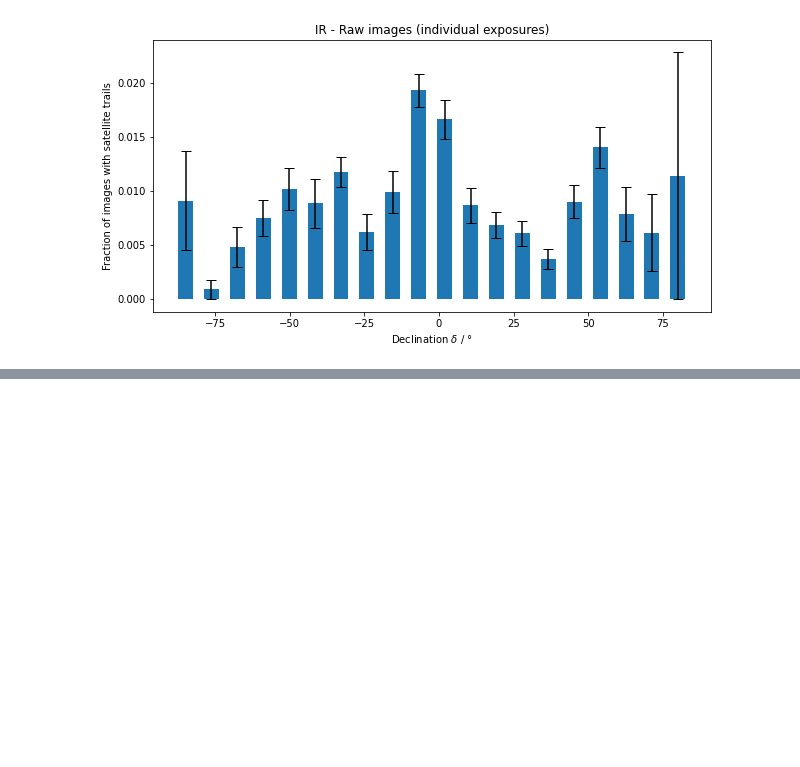
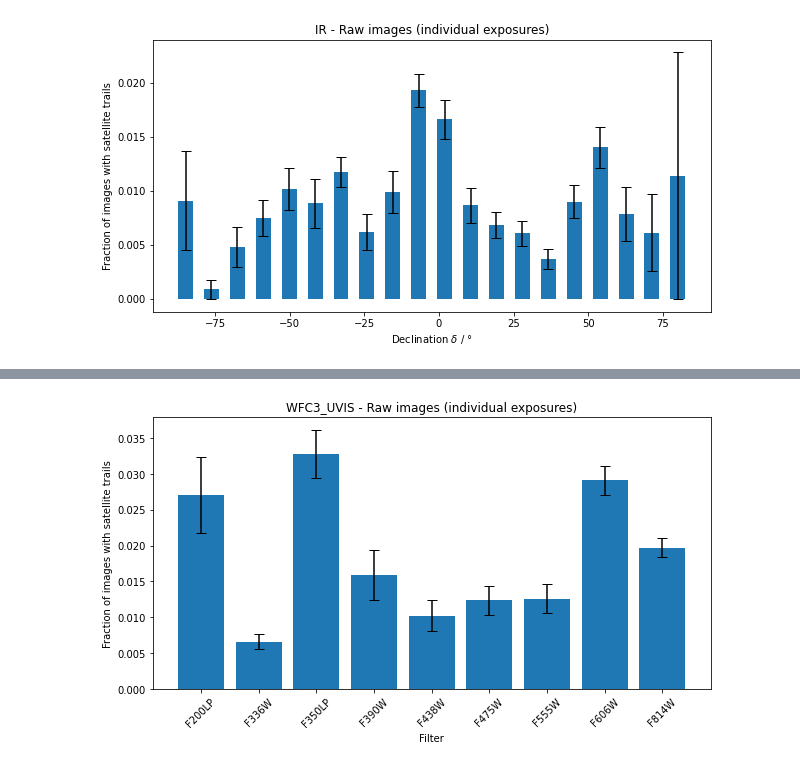
Before and after one commit to baussel/Satellite_Detection, a Jupyter notebook: Processing_and_Analysis.ipynb, the cells around one changed output, grey strips where cells are left out. Cells and saved outputs as stored; diff of their text form; code cells hidden in the pictures; blank space fills up the shorter version.

```diff
--- a/Processing_and_Analysis.ipynb
+++ b/Processing_and_Analysis.ipynb
@@ -924,0 +980,52 @@ plt.savefig("/content/drive/MyDrive/ESA/Results/processed/plots/WFC3_UVIS_fracti
+# %%
+#WFC3_UVIS
+#All Images
+filter_WFC3_UVIS = []
+for i in range(len(data_WFC3_UVIS["instrument_configuration"])):
+    value = data_WFC3_UVIS["instrument_configuration"][i].split("|")[6].split("=")[1].replace(";","").replace("CLEAR1L","").replace("CLEAR2L","")\
+    .replace("POL0V","").replace("POL120V","").replace("POL60V","").replace("POL0UV","").replace("POL60UV","").replace("POL120UV","")
+    if value == "":
+        continue
+    else:
+        filter_WFC3_UVIS.append(value)
+filter_hist_WFC3_UVIS = Counter(filter_WFC3_UVIS)
+filter, filter_hist_WFC3_UVIS = list(filter_hist_WFC3_UVIS.keys()), list(filter_hist_WFC3_UVIS.values())
+
+#Images with satellites
+filter_sats_WFC3_UVIS = []
+for i in range(len(data_sats_WFC3_UVIS["instrument_configuration"])):
+    value = data_sats_WFC3_UVIS["instrument_configuration"][i].split("|")[6].split("=")[1].replace(";","").replace("CLEAR1L","").replace("CLEAR2L","")\
+    .replace("POL0V","").replace("POL120V","").replace("POL60V","").replace("POL0UV","").replace("POL60UV","").replace("POL120UV","")
+    if value == "":
+        continue
+    else:
+        filter_sats_WFC3_UVIS.append(value)
+filter_hist_sats_WFC3_UVIS = Counter(filter_sats_WFC3_UVIS)
+filter_sats, filter_hist_sats_WFC3_UVIS = list(filter_hist_sats_WFC3_UVIS.keys()), list(filter_hist_sats_WFC3_UVIS.values())
+
+#Sort out the ones with the lowest number of images
+res = list(zip(*sorted(zip(filter_hist_sats_WFC3_UVIS,filter_sats))))
+filter_hist_sats_WFC3_UVIS, filter_sats = res[0][-9:], res[1][-9:]
+
+#Calculate fraction and uncertainty
+fraction_filter_WFC3_UVIS = []
+u_fraction_filter_WFC3_UVIS = []
+for i in range(len(filter_sats)):
+    index = filter.index(filter_sats[i])
+    fraction_filter_WFC3_UVIS.append(filter_hist_sats_WFC3_UVIS[i]/filter_hist_WFC3_UVIS[index])
+    u_fraction_filter_WFC3_UVIS.append(np.sqrt(filter_hist_sats_WFC3_UVIS[i]/(filter_hist_WFC3_UVIS[index]**2)+(filter_hist_sats_WFC3_UVIS[i]**2/(filter_hist_WFC3_UVIS[index]**3))))
+
+#Sort filters
+res = list(zip(*sorted(zip(filter_sats,fraction_filter_WFC3_UVIS,u_fraction_filter_WFC3_UVIS))))
+filter_sats, fraction_filter_WFC3_UVIS, u_fraction_filter_WFC3_UVIS = res[0], res[1], res[2]
+
+#Plot
+plt.figure(figsize=(10,5))
+plt.bar(filter_sats,fraction_filter_WFC3_UVIS, yerr=u_fraction_filter_WFC3_UVIS,capsize=5)
+plt.xticks(rotation=45)
+plt.xlabel("Filter")
+plt.ylabel("Fraction of images with satellite trails")
+plt.title("WFC3_UVIS - Raw images (individual exposures)")
+plt.savefig("/content/drive/MyDrive/ESA/Results/processed/plots/WFC3_UVIS_fraction_filter.png",dpi=100)
+# %% [output]
+[figure, added]
```
Also changed, not shown: parts of 4 cells of this notebook.
